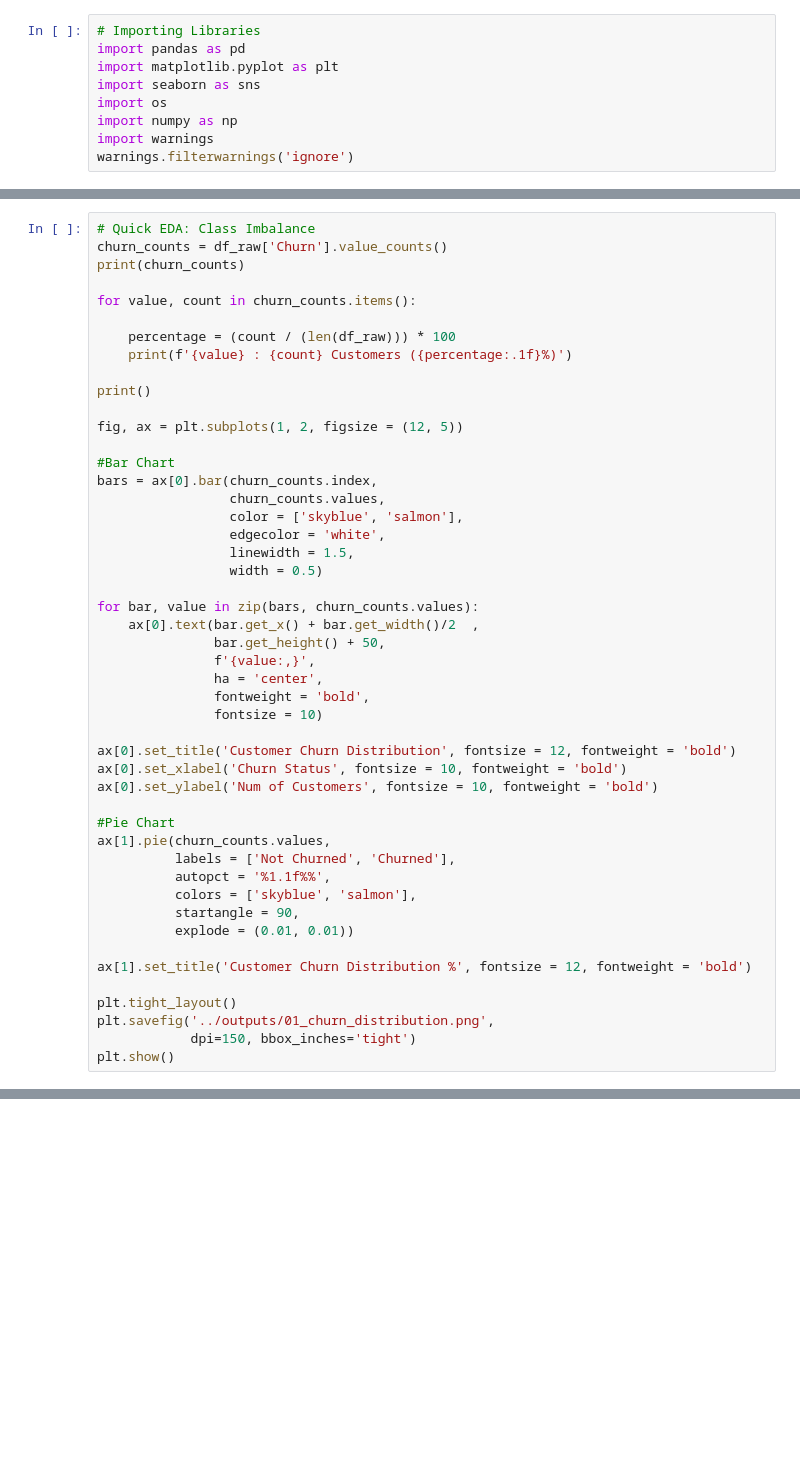
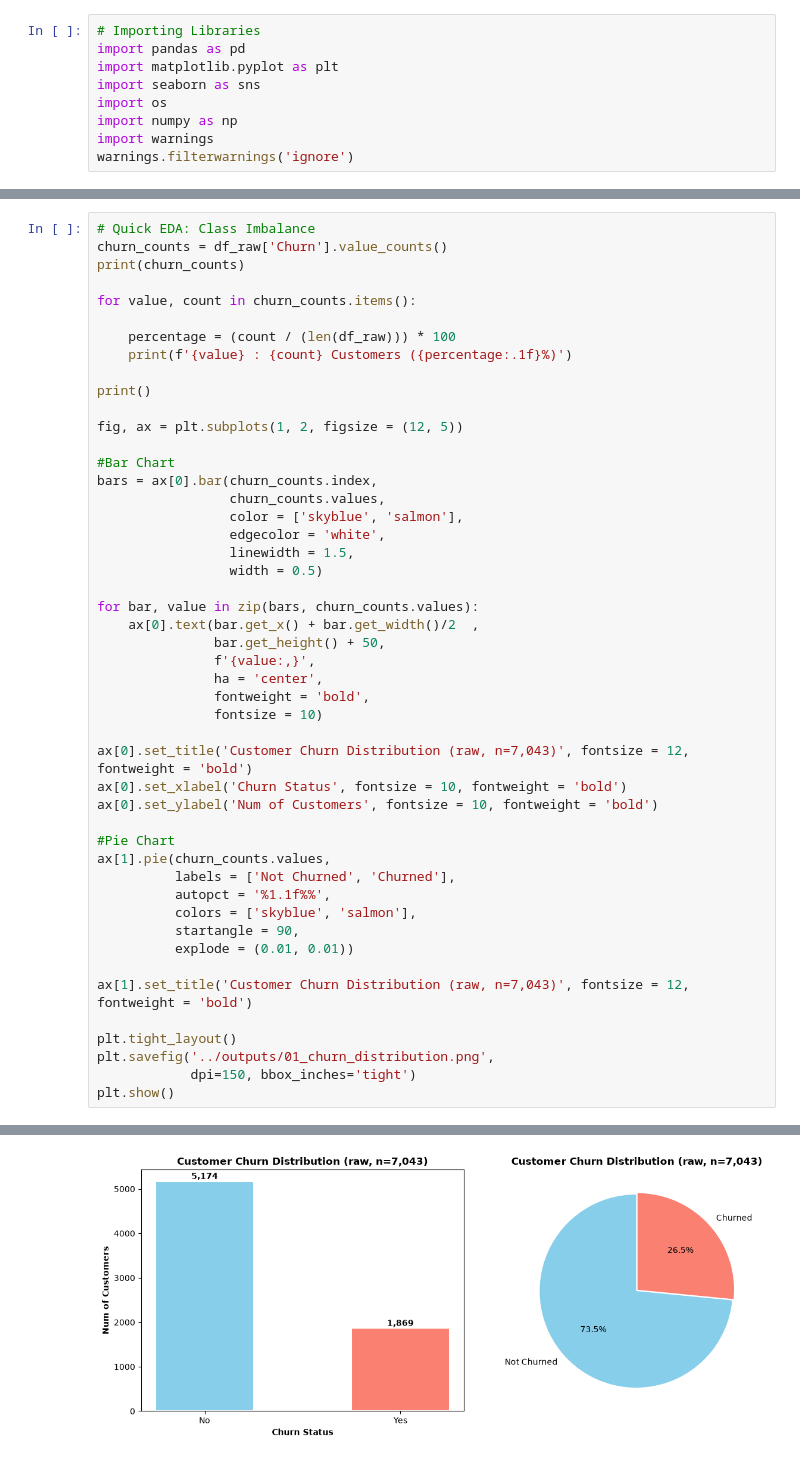
Before and after one commit to Venkatavishnuvardhanthota/customer-churn-prediction, a Jupyter notebook: notebooks/01_eda_and_modeling.ipynb, the cells around one changed output, grey strips where cells are left out. Saved outputs shown, nothing was run; the diff lists cells and outputs as text; blank space fills up the shorter version.

```diff
--- a/notebooks/01_eda_and_modeling.ipynb
+++ b/notebooks/01_eda_and_modeling.ipynb
@@ -62,7 +124,7 @@ for bar, value in zip(bars, churn_counts.values):
                fontweight = 'bold',
                fontsize = 10)
 
-ax[0].set_title('Customer Churn Distribution', fontsize = 12, fontweight = 'bold')
+ax[0].set_title('Customer Churn Distribution (raw, n=7,043)', fontsize = 12, fontweight = 'bold')
 ax[0].set_xlabel('Churn Status', fontsize = 10, fontweight = 'bold')
 ax[0].set_ylabel('Num of Customers', fontsize = 10, fontweight = 'bold')
 
@@ -74,9 +136,10 @@ ax[1].pie(churn_counts.values,
           startangle = 90,
           explode = (0.01, 0.01))
 
-ax[1].set_title('Customer Churn Distribution %', fontsize = 12, fontweight = 'bold')
+ax[1].set_title('Customer Churn Distribution (raw, n=7,043)', fontsize = 12, fontweight = 'bold')
 
 plt.tight_layout()
 plt.savefig('../outputs/01_churn_distribution.png',
             dpi=150, bbox_inches='tight')
 plt.show()
+# %% [output]
@@ -83,3 +152,4 @@ plt.show()
+[figure, added]
 # %%
 # Complete Missing Value Audit
 print("COMPLETE MISSING VALUE AUDIT")
```
Also changed, not shown: parts of 25 cells of this notebook, 24 other files.
